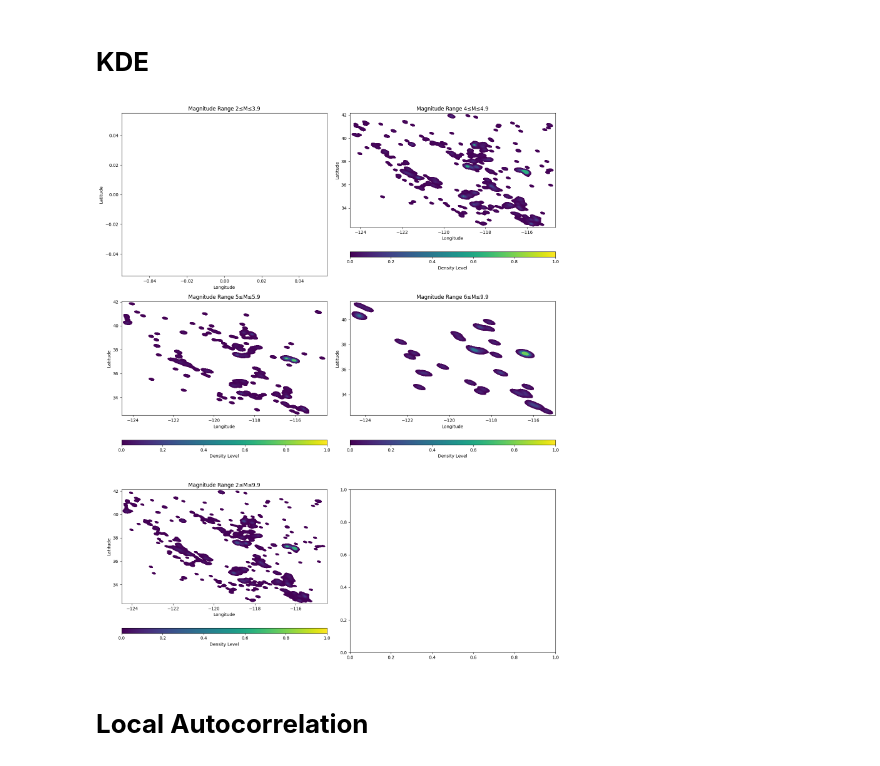
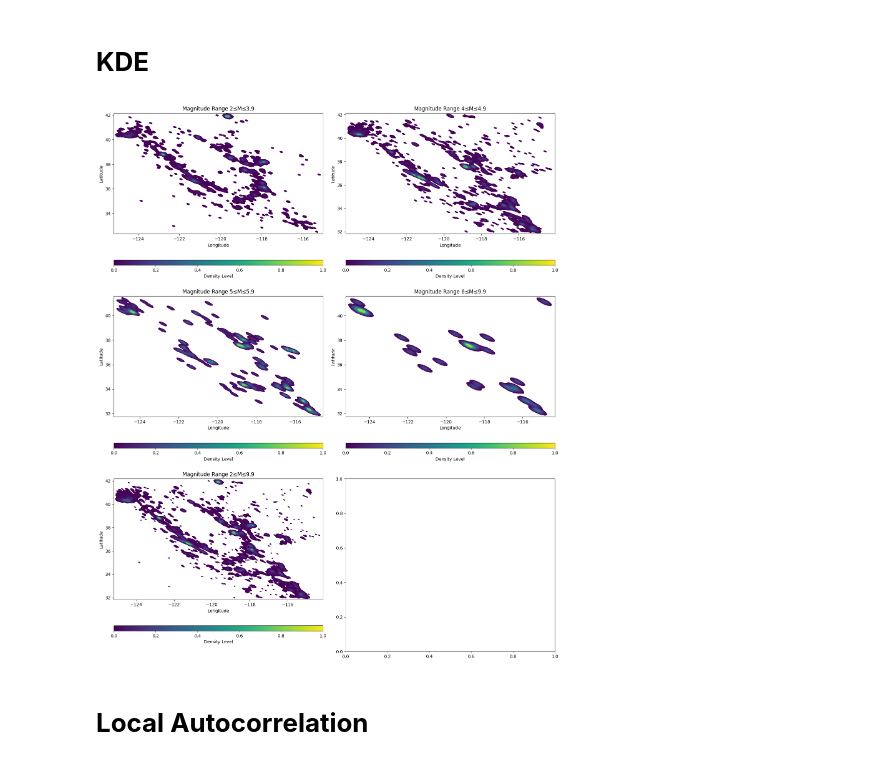
Before and after one commit to arifadli/Exploratory-Spatial-Data-Analysis, a Jupyter notebook: Earthquake Research/ESDA - Earthquake California.ipynb, the cells around one changed output. Saved outputs shown, nothing was run; the diff lists cells and outputs as text; code cells hidden in the pictures.

```diff
--- a/Earthquake Research/ESDA - Earthquake California.ipynb
+++ b/Earthquake Research/ESDA - Earthquake California.ipynb
@@ -474,15 +587,11 @@ import pandas as pd
 from libpysal import weights
 from esda.moran import Moran
 
-# Baca dataset
-dataset = "https://raw.githubusercontent.com/arifadli/DatasetRepository/main/Disertation/California/usgs_california_1952_2022.csv"
-df = pd.read_csv(dataset)
-
 # Buat geometri kolom menggunakan longitude dan latitude
-df['geometry'] = df.apply(lambda row: Point(row['longitude'], row['latitude']), axis=1)
+combined_df['geometry'] = combined_df.apply(lambda row: Point(row['Longitude'], row['Latitude']), axis=1)
 
 # Bangun matriks spatialis
-w = weights.KNN.from_dataframe(df, k=1)
+w = weights.KNN.from_dataframe(combined_df, k=1)
 
 # Periksa apakah matriks bobot terhubung sepenuhnya
 if not w.islands:
@@ -491,7 +600,7 @@ else:
     print("Matriks bobot tidak sepenuhnya terhubung. Ada komponen yang tidak terhubung.")
 
 # Hitung Moran's I
-moran = Moran(df['mag'], w)
+moran = Moran(combined_df['Magnitude'], w)
 
 # Print Moran's I
 print("Moran's I:", moran.I)
@@ -516,15 +625,11 @@ from libpysal import weights
 from esda.moran import Moran
 from shapely.geometry import Point
 
-# Baca dataset
-dataset = "https://raw.githubusercontent.com/arifadli/DatasetRepository/main/Disertation/California/usgs_california_1952_2022.csv"
-df = pd.read_csv(dataset)
-
 # Buat kolom geometri menggunakan longitude dan latitude
-df['geometry'] = df.apply(lambda row: Point(row['longitude'], row['latitude']), axis=1)
+combined_df['geometry'] = combined_df.apply(lambda row: Point(row['Longitude'], row['Latitude']), axis=1)
 
 # Bangun matriks spatialis untuk seluruh data
-w = weights.KNN.from_dataframe(df, k=1)
+w = weights.KNN.from_dataframe(combined_df, k=1)
 
 # Periksa apakah matriks bobot terhubung sepenuhnya
 if not w.islands:
@@ -533,12 +638,12 @@ else:
     print("Matriks bobot tidak sepenuhnya terhubung. Ada komponen yang tidak terhubung.")
 
 # Mendefinisikan fungsi untuk menghitung Moran's I berdasarkan rentang magnitude
-def calculate_moran_i(df, mag_range):
-    df_subset = df[(df['mag'] >= mag_range[0]) & (df['mag'] < mag_range[1])]
+def calculate_moran_i(combined_df, mag_range):
+    df_subset = combined_df[(combined_df['Magnitude'] >= mag_range[0]) & (combined_df['Magnitude'] < mag_range[1])]
     # Periksa apakah ada observasi di subset data
     if len(df_subset) > 0:
         w_subset = weights.KNN.from_dataframe(df_subset, k=1)
-        moran_subset = Moran(df_subset['mag'], w_subset)
+        moran_subset = Moran(df_subset['Magnitude'], w_subset)
         return moran_subset
     else:
         return None
@@ -547,7 +652,7 @@ def calculate_moran_i(df, mag_range):
 magnitude_ranges = [(2, 3.9), (4, 4.9), (5, 5.9), (6, 9.9), (2, 9.9)]
 moran_results = {}
 for mag_range in magnitude_ranges:
-    moran_result = calculate_moran_i(df, mag_range)
+    moran_result = calculate_moran_i(combined_df, mag_range)
     if moran_result:
         moran_results[mag_range] = moran_result
 
@@ -645,22 +755,18 @@ from libpysal import weights
 from esda.getisord import G_Local
 from shapely.geometry import Point
 
-# Baca dataset
-dataset = "https://raw.githubusercontent.com/arifadli/DatasetRepository/main/Disertation/California/usgs_california_1952_2022.csv"
-df = pd.read_csv(dataset)
-
 # Buat kolom geometri menggunakan longitude dan latitude
-df['geometry'] = df.apply(lambda row: Point(row['longitude'], row['latitude']), axis=1)
+combined_df['geometry'] = combined_df.apply(lambda row: Point(row['Longitude'], row['Latitude']), axis=1)
 
 # Mendefinisikan fungsi untuk menghitung Getis-Ord General Index berdasarkan rentang magnitude
-def calculate_getisord_index(df, mag_range):
-    df_subset = df[(df['mag'] >= mag_range[0]) & (df['mag'] <= mag_range[1])]
+def calculate_getisord_index(combined_df, mag_range):
+    df_subset = combined_df[(combined_df['Magnitude'] >= mag_range[0]) & (combined_df['Magnitude'] <= mag_range[1])]
     # Periksa apakah ada data dalam subset
     if df_subset.shape[0] > 0:  # Gunakan 'shape[0]' untuk mendapatkan jumlah baris DataFrame
         # Bangun matriks spatialis untuk subset data
         w_subset = weights.KNN.from_dataframe(df_subset, k=1)
         # Hitung Getis-Ord General Index
-        glocal = G_Local(df_subset['mag'], w_subset)
+        glocal = G_Local(df_subset['Magnitude'], w_subset)
         return glocal
     else:
         print(f"No data found for magnitude range {mag_range}")
@@ -670,7 +776,7 @@ def calculate_getisord_index(df, mag_range):
 magnitude_ranges = [(2, 3.9), (4, 4.9), (5, 5.9), (6, 9.9), (2, 9.9)]
 getisord_results = {}
 for mag_range in magnitude_ranges:
-    getisord_result = calculate_getisord_index(df, mag_range)
+    getisord_result = calculate_getisord_index(combined_df, mag_range)
     if getisord_result is not None:  # Periksa jika hasilnya tidak None
         getisord_results[mag_range] = getisord_result
 
@@ -732,36 +837,36 @@ num_cols = 2
 
 # Buat subplot
 fig, axes = plt.subplots(nrows=num_rows, ncols=num_cols, figsize=(15, 6*num_rows))
 
 # Iterasi melalui rentang magnitudo dan plot di setiap subplot
 for i, mag_range in enumerate(magnitude_ranges):
     # Filter data berdasarkan rentang magnitudo
-    df_subset = df[(df['mag'] >= mag_range[0]) & (df['mag'] <= mag_range[1])]
+    df_subset = combined_df[(combined_df['Magnitude'] >= mag_range[0]) & (combined_df['Magnitude'] <= mag_range[1])]
 
     # Hitung indeks subplot
     row = i // 2
     col = i % 2
 
     # Plot KDE pada subplot yang sesuai
-    kde = sns.kdeplot(x=df_subset['longitude'], y=df_subset['latitude'], cmap='viridis', fill=True, bw_adjust=0.1, ax=axes[row, col])
+    kde = sns.kdeplot(x=df_subset['Longitude'], y=df_subset['Latitude'], cmap='viridis', fill=True, bw_adjust=0.1, ax=axes[row, col])
 
     # Atur judul subplot
     axes[row, col].set_title(f'Magnitude Range {mag_range[0]}≤M≤{mag_range[1]}')
     axes[row, col].set_xlabel('Longitude')
     axes[row, col].set_ylabel('Latitude')
 
     # Tambahkan legenda hanya jika plot KDE berhasil dibuat
     if kde.collections:
         cb = fig.colorbar(kde.collections[0], ax=axes[row, col], orientation='horizontal', aspect=40)
         cb.set_label('Density Level')
 
 # Atur layout subplot
 plt.tight_layout()
 
 # Tampilkan plot
 plt.show()
 # %% [output]
-[figure, old version]
+[figure, new version]
 # %% [markdown]
 # **Local Autocorrelation**
 # %%
```
Also changed, not shown: parts of 21 cells of this notebook.
